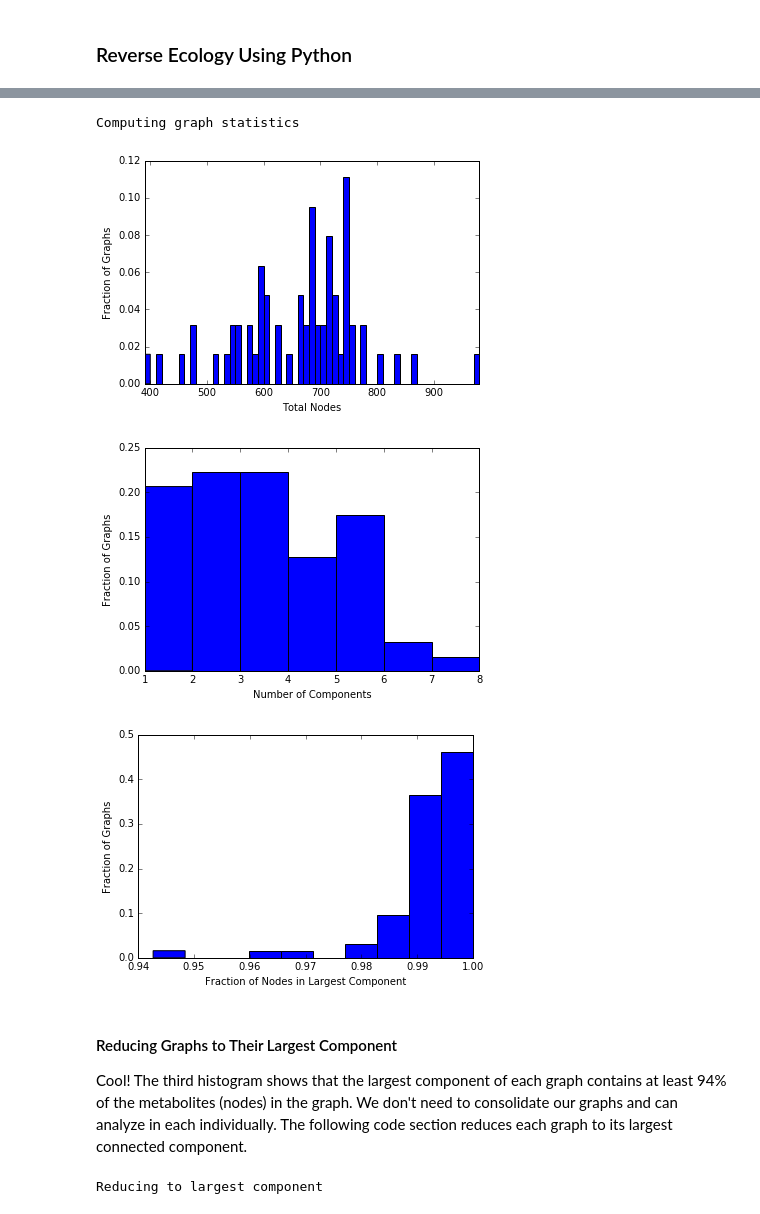
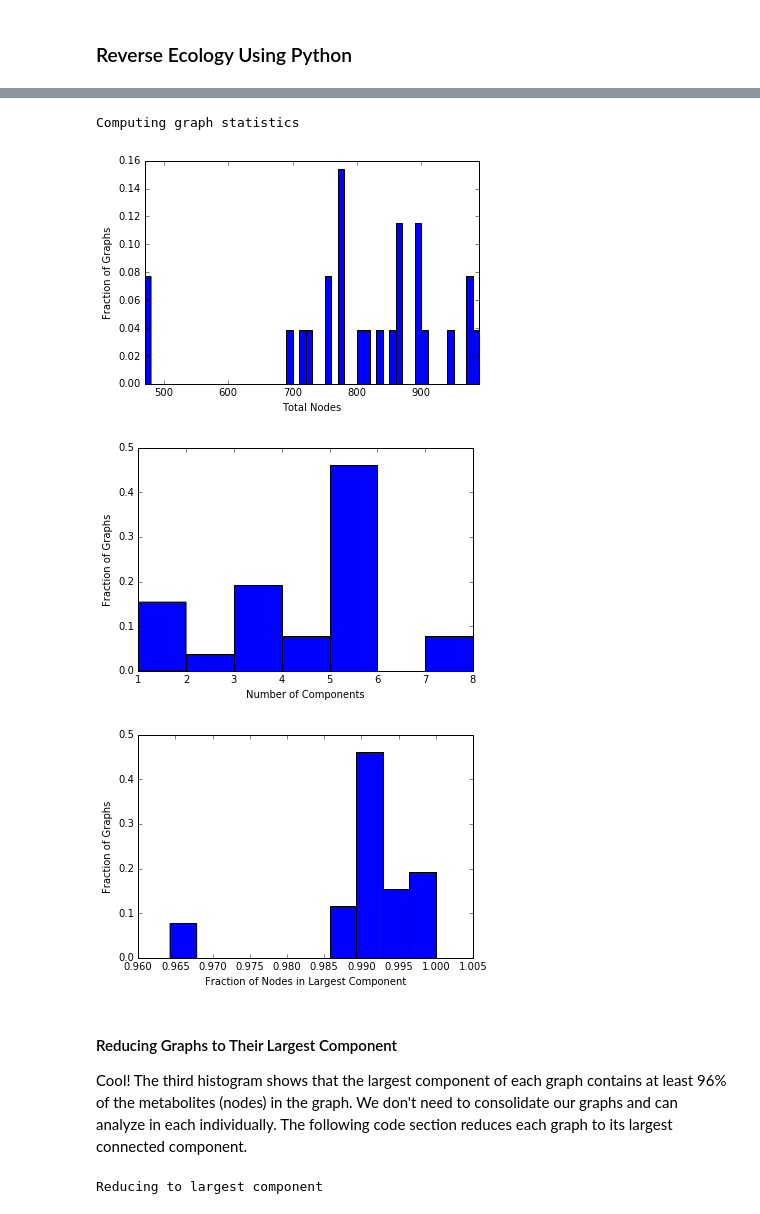
Before and after one commit to celawson87/reverseEcology, a Jupyter notebook: iPythonNotebooks/masterNotebookv3.ipynb, the cells around one changed output, grey strips where cells are left out. Cells and saved outputs as stored; diff of their text form; code cells hidden in the pictures.

Commit message:
Update masterNotebook w/ graph reduction for lineage/clade tribe. Track reduced graphs and stats.

```diff
--- a/iPythonNotebooks/masterNotebookv3.ipynb
+++ b/iPythonNotebooks/masterNotebookv3.ipynb
@@ -322,15 +316,15 @@ Oftentimes metabolic network graphs contain multiple components, so it's importa
 
 The code below computes the connected components of our metabolic network graphs and makes a histogram.
 # %%
-graphStatArray, diGraphStatArray = gf.computeGraphStats(dirList, processedDataDir, summaryStatsDir)
+graphStatArray, diGraphStatArray = gf.computeGraphStats(dirList, mergedModelDir, summaryStatsDir)
 gf.plotGraphStats(graphStatArray)
 # %% [output]
 Computing graph statistics
-[figure, old version]
+[figure, new version]
-[figure, old version]
+[figure, new version]
-[figure, old version]
+[figure, new version]
 # %% [markdown]
 #### Reducing Graphs to Their Largest Component
 
-Cool! The third histogram shows that the largest component of each graph contains at least 94% of the metabolites (nodes) in the graph. We don't need to consolidate our graphs and can analyze in each individually. The following code section reduces each graph to its largest connected component.
+Cool! The third histogram shows that the largest component of each graph contains at least 96% of the metabolites (nodes) in the graph. We don't need to consolidate our graphs and can analyze in each individually. The following code section reduces each graph to its largest connected component.
 # %%
```
Also changed, not shown: parts of 5 cells of this notebook, 25 other files.
